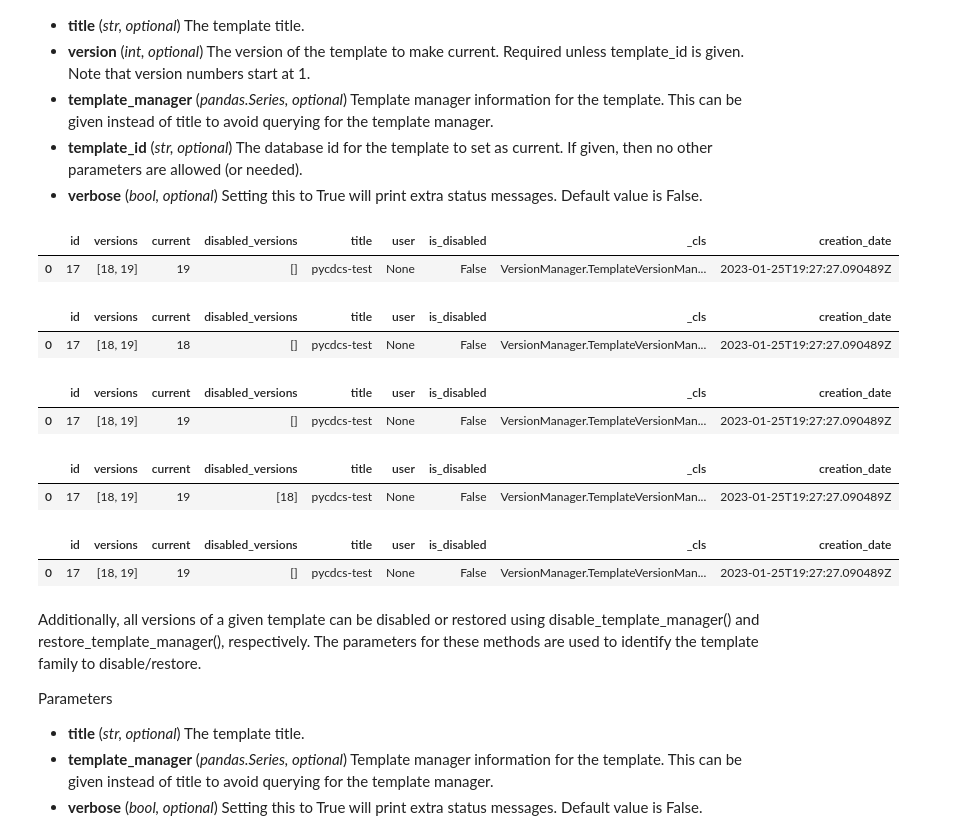
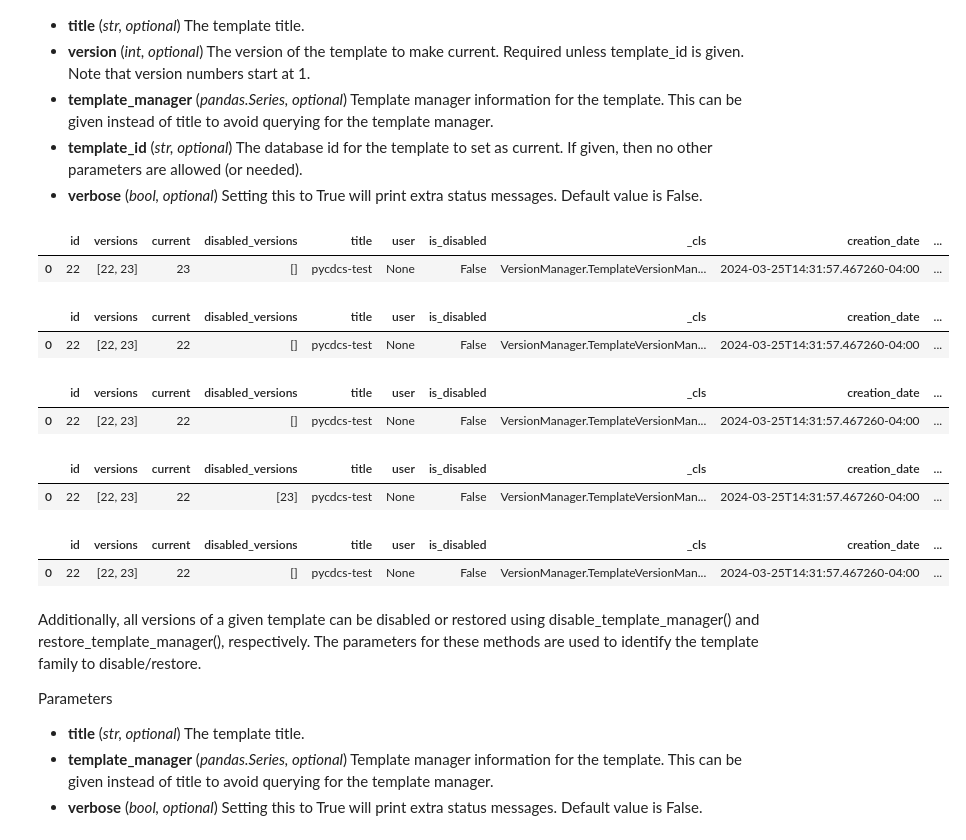
Before and after one commit to usnistgov/pycdcs, a Jupyter notebook: CDCS Data Management.ipynb, the cells around one changed output. Cells and saved outputs as stored; diff of their text form; code cells hidden in the pictures.

Commit message:
Updated tests, docs, version 0.2.3 bump

```diff
--- a/CDCS Data Management.ipynb
+++ b/CDCS Data Management.ipynb
@@ -36,6 +36,6 @@ Parameters
 - __verify__: (*bool or str, optional*) Either a boolean, in which case it controls whether we verify the server’s TLS certificate, or a string, in which case it must be a path to a CA bundle to use. Defaults to True.
 - __cdcsversion__: (*str, optional*) For CDCS versions 2.X.X, this allows for specifying the full CDCS version to ensure the class methods perform the correct REST calls.  This can be specified as "#.#.#", or if None is given will default to "2.15.0".  For CDCS versions 3.X.X, this is ignored as version info is obtained directly from the database.
 # %%
-curator_v2 = CDCS('https://potentials.nist.gov/', username='lmh1', cdcsversion='2.21.0')
-print(curator_v2.cdcsversion)
+curator = CDCS('https://potentials.nist.gov/', username='lmh1')
+print(curator.cdcsversion)
 # %% [output]
@@ -50,5 +44,3 @@ Enter password for lmh1 @ https://test-potentials.nist.gov:········
-# %%
-curator = curator_v3
 # %% [markdown]
 ## 2. Query data
 
@@ -591,36 +590,36 @@ Parameters
 # Use get_template_managers to check status of pycdcs-test versions
 curator.get_template_managers('pycdcs-test')
 # %% [output]
-|  | id | versions | current | disabled_versions | title | user | is_disabled | _cls | creation_date |
-| 0 | 17 | [18, 19] | 19 | [] | pycdcs-test | None | False | VersionManager.TemplateVersionMan... | 2023-01-25T19:27:27.090489Z |
+|  | id | versions | current | disabled_versions | title | user | is_disabled | _cls | creation_date | ... |
+| 0 | 22 | [22, 23] | 23 | [] | pycdcs-test | None | False | VersionManager.TemplateVersionMan... | 2024-03-25T14:31:57.467260-04:00 | ... |
 # %%
 # "version" is the index of versions to set to current (version starts at 1 not 0!)
 curator.set_current_template('pycdcs-test', version=1)
 curator.get_template_managers('pycdcs-test')
 # %% [output]
-|  | id | versions | current | disabled_versions | title | user | is_disabled | _cls | creation_date |
-| 0 | 17 | [18, 19] | 18 | [] | pycdcs-test | None | False | VersionManager.TemplateVersionMan... | 2023-01-25T19:27:27.090489Z |
+|  | id | versions | current | disabled_versions | title | user | is_disabled | _cls | creation_date | ... |
+| 0 | 22 | [22, 23] | 22 | [] | pycdcs-test | None | False | VersionManager.TemplateVersionMan... | 2024-03-25T14:31:57.467260-04:00 | ... |
 # %%
 # "tempate_id" sets the version based on the version id/number
 curator.set_current_template(template_id=19)
 curator.get_template_managers('pycdcs-test')
 # %% [output]
-|  | id | versions | current | disabled_versions | title | user | is_disabled | _cls | creation_date |
-| 0 | 17 | [18, 19] | 19 | [] | pycdcs-test | None | False | VersionManager.TemplateVersionMan... | 2023-01-25T19:27:27.090489Z |
+|  | id | versions | current | disabled_versions | title | user | is_disabled | _cls | creation_date | ... |
+| 0 | 22 | [22, 23] | 22 | [] | pycdcs-test | None | False | VersionManager.TemplateVersionMan... | 2024-03-25T14:31:57.467260-04:00 | ... |
 # %%
 # Disable the old version of pycdcs-test
-curator.disable_template('pycdcs-test', version=1)
+curator.disable_template('pycdcs-test', version=2)
 curator.get_template_managers('pycdcs-test')
 # %% [output]
-|  | id | versions | current | disabled_versions | title | user | is_disabled | _cls | creation_date |
-| 0 | 17 | [18, 19] | 19 | [18] | pycdcs-test | None | False | VersionManager.TemplateVersionMan... | 2023-01-25T19:27:27.090489Z |
+|  | id | versions | current | disabled_versions | title | user | is_disabled | _cls | creation_date | ... |
+| 0 | 22 | [22, 23] | 22 | [23] | pycdcs-test | None | False | VersionManager.TemplateVersionMan... | 2024-03-25T14:31:57.467260-04:00 | ... |
 # %%
 # Restore the old version of pycdcs-test
-curator.restore_template('pycdcs-test', version=1)
+curator.restore_template('pycdcs-test', version=2)
 curator.get_template_managers('pycdcs-test')
 # %% [output]
-|  | id | versions | current | disabled_versions | title | user | is_disabled | _cls | creation_date |
-| 0 | 17 | [18, 19] | 19 | [] | pycdcs-test | None | False | VersionManager.TemplateVersionMan... | 2023-01-25T19:27:27.090489Z |
+|  | id | versions | current | disabled_versions | title | user | is_disabled | _cls | creation_date | ... |
+| 0 | 22 | [22, 23] | 22 | [] | pycdcs-test | None | False | VersionManager.TemplateVersionMan... | 2024-03-25T14:31:57.467260-04:00 | ... |
 # %% [markdown]
 Additionally, all versions of a given template can be disabled or restored using disable_template_manager() and restore_template_manager(), respectively.  The parameters for these methods are used to identify the template family to disable/restore.
 
```
Also changed, not shown: parts of 45 cells of this notebook, 8 other files.
